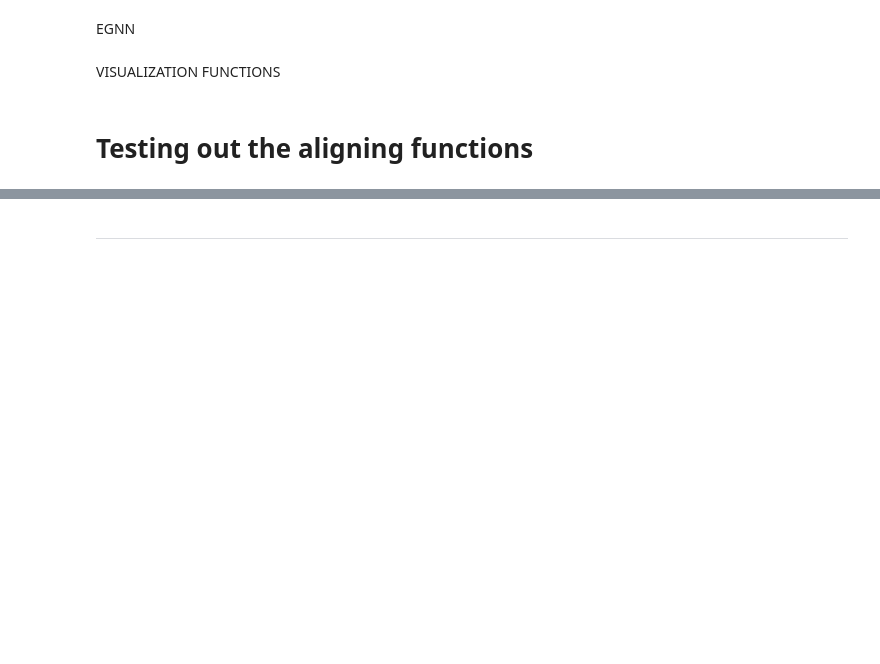
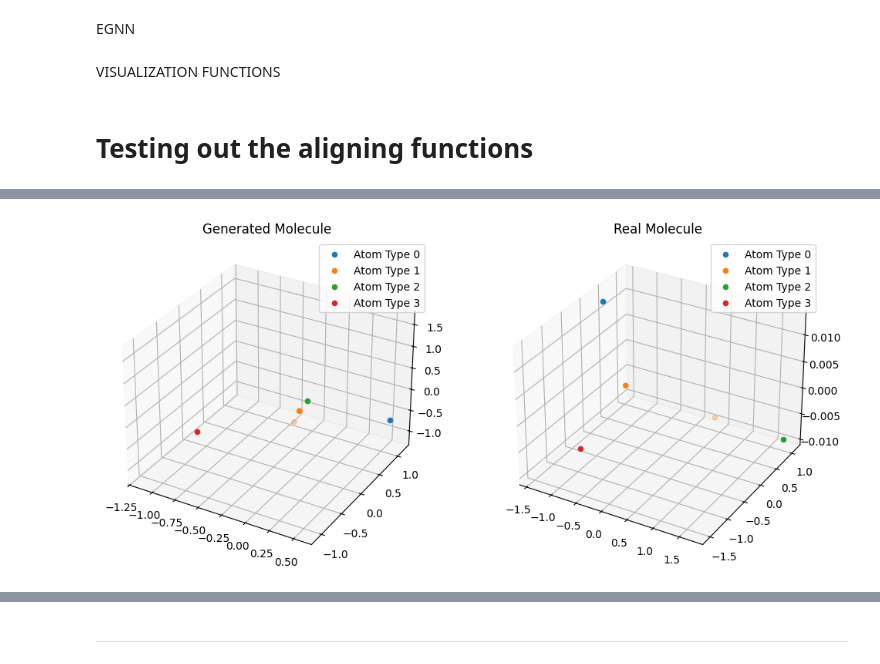
Before and after one commit to edovergna/equi-drifting, a Jupyter notebook: notebooks/aligned_loss.ipynb, the cells around one changed output, grey strips where cells are left out. Saved outputs shown, nothing was run; the diff lists cells and outputs as text; code cells hidden in the pictures; blank space fills up the shorter version.

```diff
--- a/notebooks/aligned_loss.ipynb
+++ b/notebooks/aligned_loss.ipynb
@@ -949,9 +997,11 @@ R_trues = torch.stack(R_trues, dim=0)                  # [2, 3, 3]
 # %%
 visualize_both_molecules_with_atom_types(
     gen_pos_test,
     gen_types_test,
     real_pos_test,
     real_types_test,
-    mol_idx=0,
+    mol_idx=2,
 )
+# %% [output]
+[figure, added]
 # %%
```
Also changed, not shown: parts of 19 cells of this notebook.
